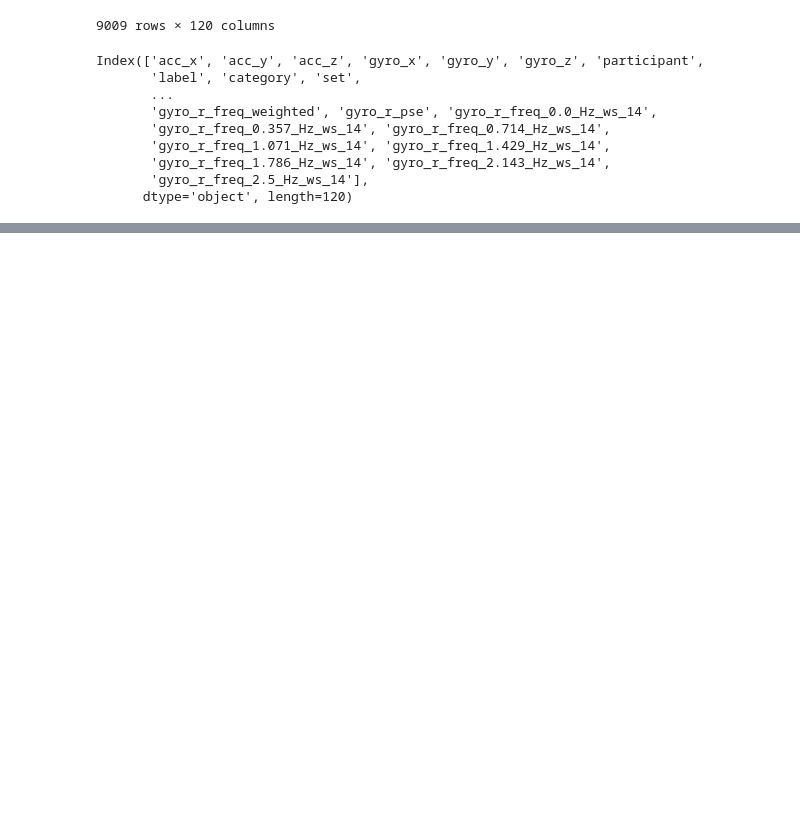
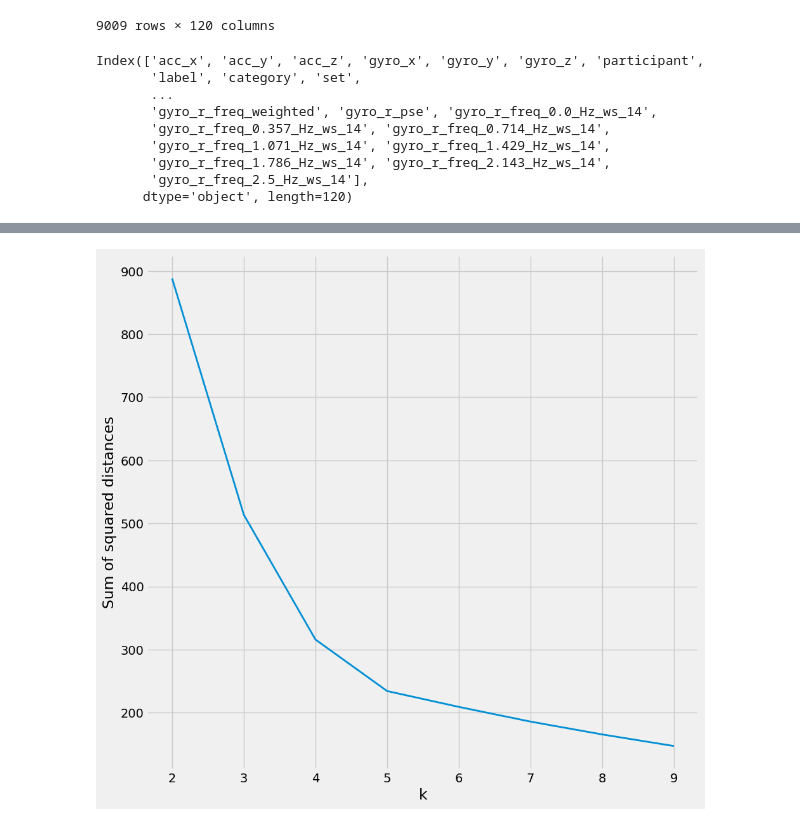
Before and after one commit to richikraj30/Fitness-tracker-ML, a Jupyter notebook: notebooks/feature_engineering.ipynb, the cells around one changed output, grey strips where cells are left out. Drawn from its saved outputs; the diff is of its cells as text; code cells hidden in the pictures; blank space fills up the shorter version.

Commit message:
Clustering

```diff
--- a/notebooks/feature_engineering.ipynb
+++ b/notebooks/feature_engineering.ipynb
@@ -641,0 +644,3 @@ Index(['acc_x', 'acc_y', 'acc_z', 'gyro_x', 'gyro_y', 'gyro_z', 'participant',
+# %%
+df_freq = df_freq.dropna()
+df_freq
@@ -641,0 +662,4 @@ Index(['acc_x', 'acc_y', 'acc_z', 'gyro_x', 'gyro_y', 'gyro_z', 'participant',
+# %%
+# This will drop all the alternate columns from the dataset
+df_freq = df_freq.iloc[::2]
+df_freq
@@ -641,0 +685,3 @@ Index(['acc_x', 'acc_y', 'acc_z', 'gyro_x', 'gyro_y', 'gyro_z', 'participant',
+# %%
+df_cluster = df_freq.copy()
+df_cluster
@@ -641,0 +703,10 @@ Index(['acc_x', 'acc_y', 'acc_z', 'gyro_x', 'gyro_y', 'gyro_z', 'participant',
+# %%
+cluster_columns = ["acc_x", "acc_y", "acc_z"]
+k_values = range(2, 10)
+inertias = []
+
+for k in k_values:
+    subset = df_cluster[cluster_columns]
+    kmeans = KMeans(n_clusters =  k, n_init = 20, random_state =0)
+    cluster_labels = kmeans.fit_predict(subset)
+    inertias.append(kmeans.inertia_)
@@ -641,0 +724,8 @@ Index(['acc_x', 'acc_y', 'acc_z', 'gyro_x', 'gyro_y', 'gyro_z', 'participant',
+# %%
+plt.figure(figsize=(10,10))
+plt.plot(k_values, inertias)
+plt.xlabel("k")
+plt.ylabel("Sum of squared distances")
+plt.show()
+# %% [output]
+[figure, added]
```
Also changed, not shown: parts of 11 cells of this notebook, 1 other file.
